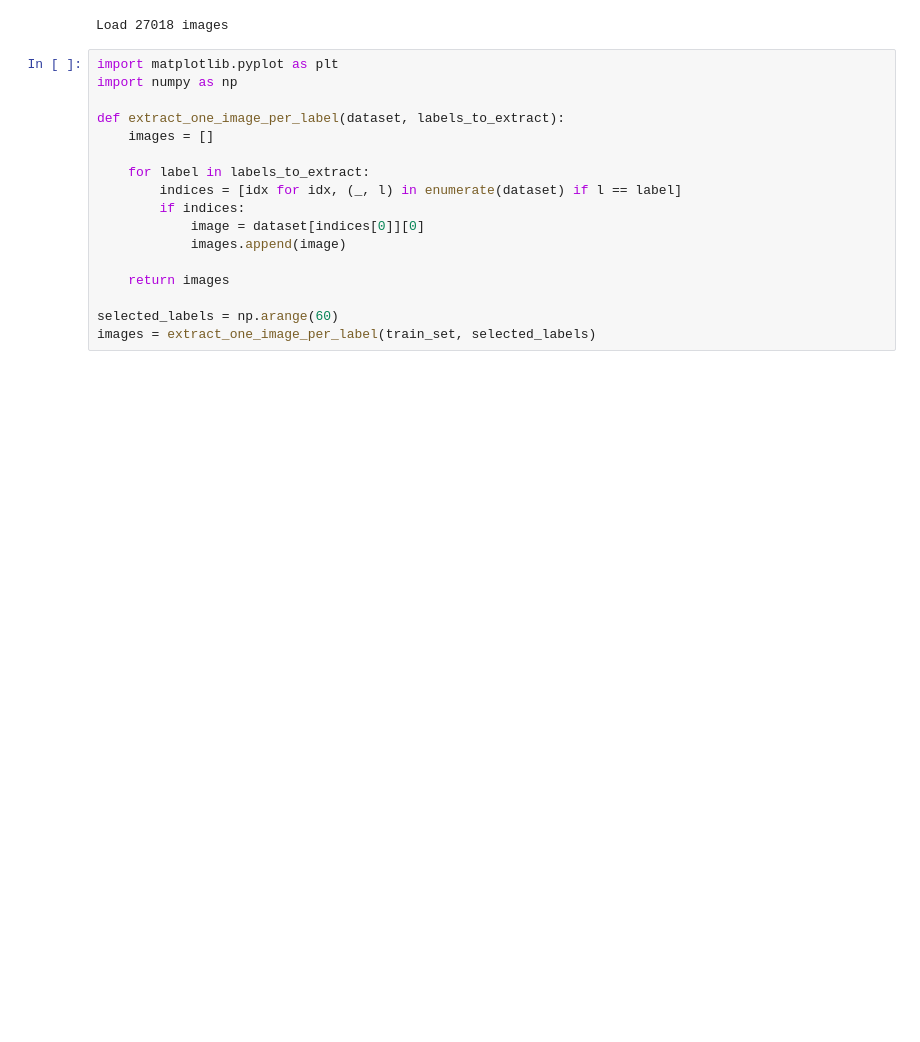
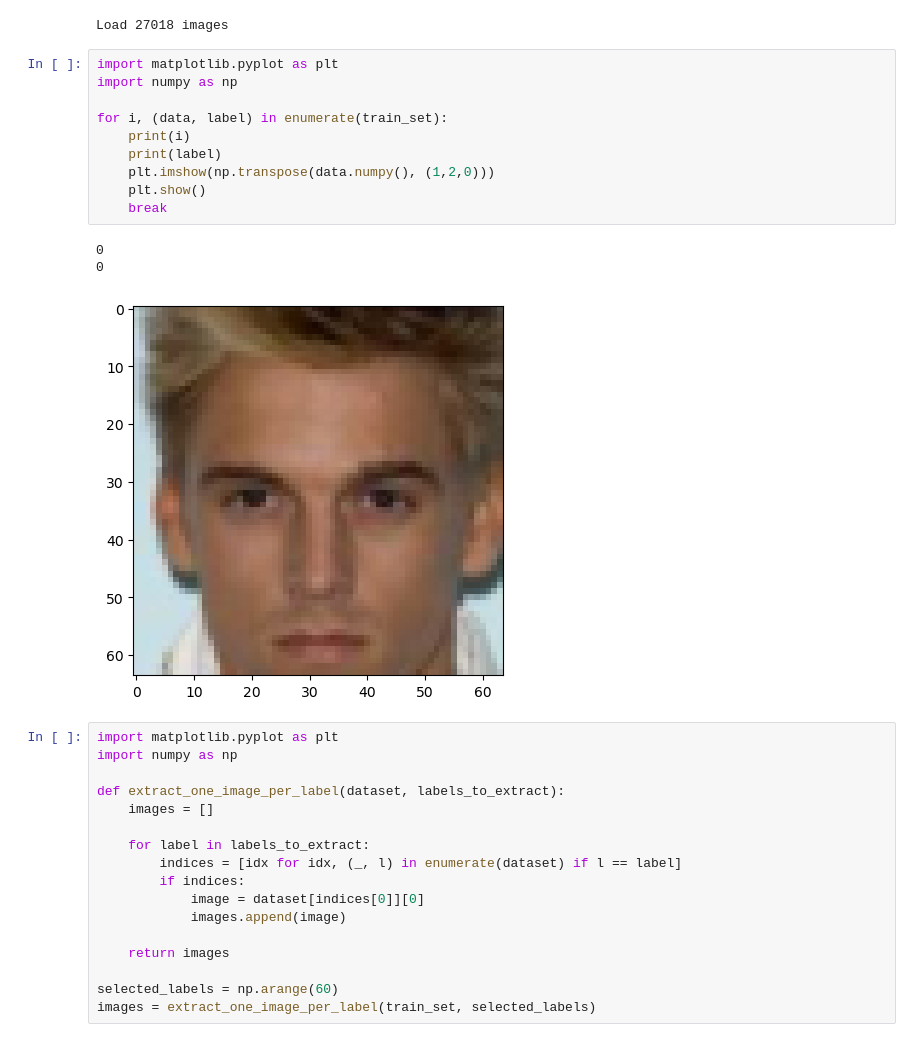
Before and after one commit to hosthans/ba_code, a Jupyter notebook: images_with_label_celeba.ipynb, the cells around one changed output. Drawn from its saved outputs; the diff is of its cells as text; blank space fills up the shorter version.

```diff
--- a/images_with_label_celeba.ipynb
+++ b/images_with_label_celeba.ipynb
@@ -13,6 +13,20 @@ train_set = dl.ImageFolder(
             )
 # %% [output]
 Load 27018 images
+# %%
+import matplotlib.pyplot as plt
+import numpy as np
+
+for i, (data, label) in enumerate(train_set):
+    print(i)
+    print(label)
+    plt.imshow(np.transpose(data.numpy(), (1,2,0)))
+    plt.show()
+    break
+# %% [output]
+0
+0
+[figure, added]
 # %%
 import matplotlib.pyplot as plt
 import numpy as np
```
